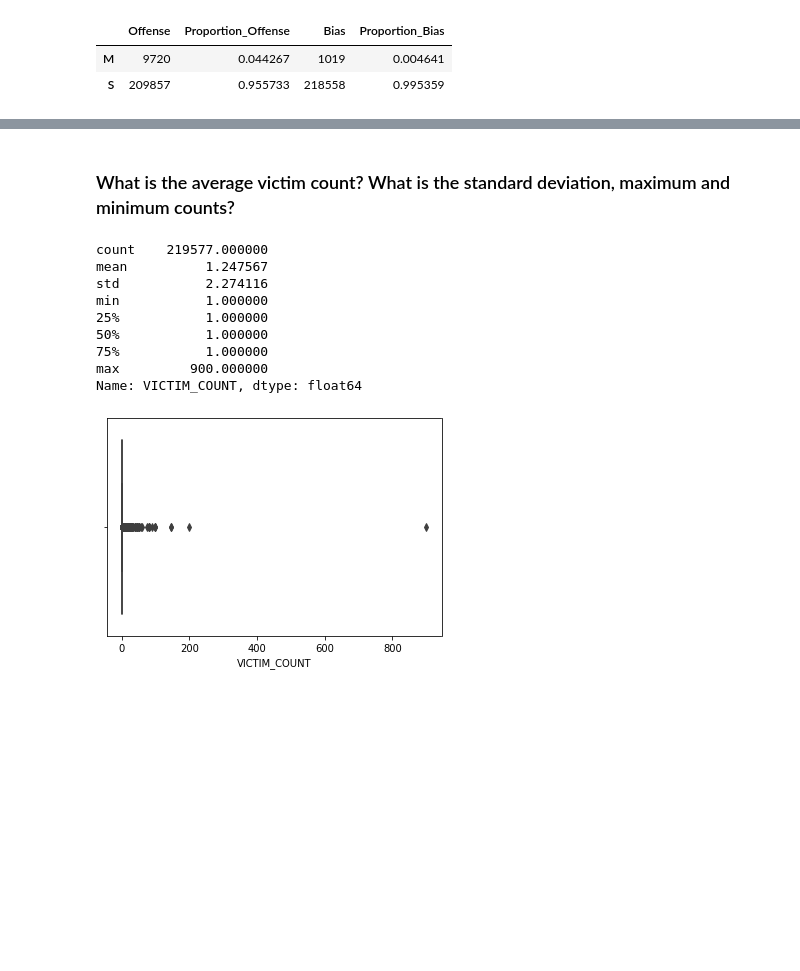
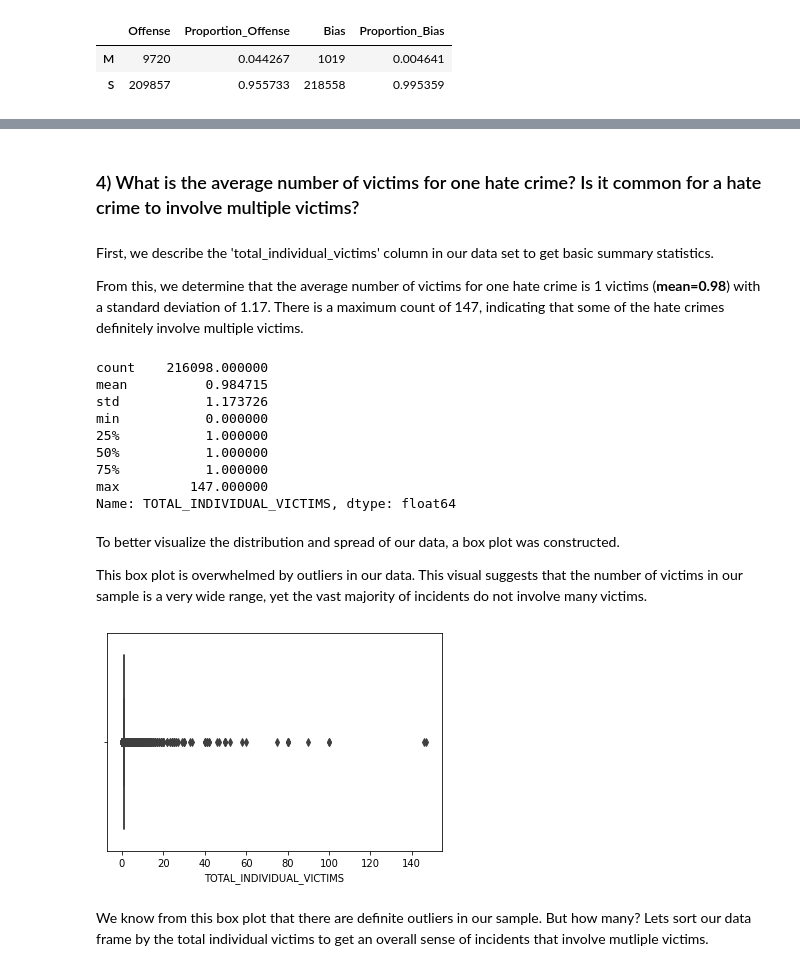
Before and after one commit to artolon/Exploratory_Analysis_Project, a Jupyter notebook: AT_Hate_Crime_Analysis.ipynb, the cells around one changed output, grey strips where cells are left out. Cells and saved outputs as stored; diff of their text form; code cells hidden in the pictures; blank space fills up the shorter version.

Commit message:
Completed first draft of #3-4

```diff
--- a/AT_Hate_Crime_Analysis.ipynb
+++ b/AT_Hate_Crime_Analysis.ipynb
@@ -193,2 +340,2 @@ plt.show()
 # %% [markdown]
-### What is the average victim count? What is the standard deviation, maximum and minimum counts?
+### 4) What is the average number of victims for one hate crime? Is it common for a hate crime to involve multiple victims?
@@ -200,23 +342,33 @@ plt.show()
+# %% [markdown]
+First, we describe the 'total_individual_victims' column in our data set to get basic summary statistics.
+
+From this, we determine that the average number of victims for one hate crime is 1 victims (**mean=0.98**) with a standard deviation of 1.17. There is a maximum count of 147, indicating that some of the hate crimes definitely involve multiple victims.
 # %%
-# Describe the victim count variable in the data set
-hate_crime_df['VICTIM_COUNT'].describe()
+# Describe the total individual victims variable in the full data set
+hate_crime_df['TOTAL_INDIVIDUAL_VICTIMS'].describe()
 
-# The average victim count for hate crimes is 1.25 with a standard deviation of 2.27.
-# The max number of victims is 900. This prompts a follow-up question of 'how many incidents involve more than 1 victim'?
+# The average total victims for hate crimes is 0.99 with a standard deviation of 1.17.
+# The max number of victims is 147. This prompts a follow-up question of 'how many incidents involve more than 1 victim'?
 # %% [output]
-count    219577.000000
-mean          1.247567
-std           2.274116
-min           1.000000
+count    216098.000000
+mean          0.984715
+std           1.173726
+min           0.000000
 25%           1.000000
 50%           1.000000
 75%           1.000000
-max         900.000000
-Name: VICTIM_COUNT, dtype: float64
+max         147.000000
+Name: TOTAL_INDIVIDUAL_VICTIMS, dtype: float64
+# %% [markdown]
+To better visualize the distribution and spread of our data, a box plot was constructed.
+
+This box plot is overwhelmed by outliers in our data. This visual suggests that the number of victims in our sample is a very wide range, yet the vast majority of incidents do not involve many victims.
 # %%
 # Look at distribution with box plot
-ax = sns.boxplot(x=hate_crime_df['VICTIM_COUNT'])
+ax = sns.boxplot(x=hate_crime_df['TOTAL_INDIVIDUAL_VICTIMS'])
 # %% [output]
-[figure, old version]
+[figure, new version]
+# %% [markdown]
+We know from this box plot that there are definite outliers in our sample. But how many? Lets sort our data frame by the total individual victims to get an overall sense of incidents that involve mutliple victims.
 # %%
 # Sort by hate crime ascending to see higher victim counts
```
Also changed, not shown: parts of 65 cells of this notebook.
